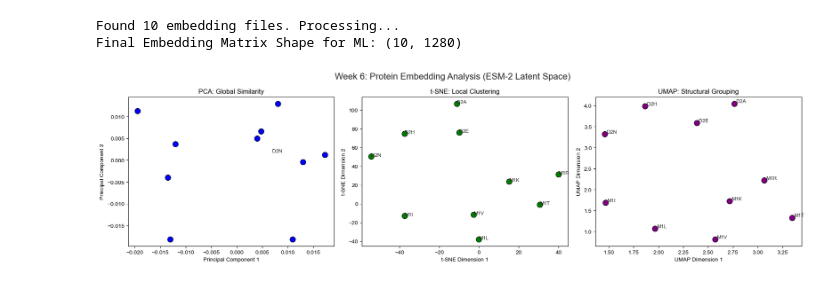
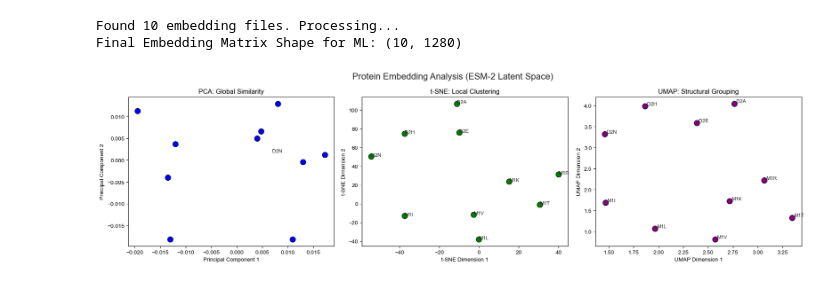
Before and after one commit to trinabh12/plm-vs-msa-plasticity-washout, a Jupyter notebook: notebooks/benchmarking_and_embeddings.ipynb, the cells around one changed output. Saved outputs shown, nothing was run; the diff lists cells and outputs as text; code cells hidden in the pictures.

```diff
--- a/notebooks/benchmarking_and_embeddings.ipynb
+++ b/notebooks/benchmarking_and_embeddings.ipynb
@@ -102,32 +102,32 @@ sns.set_style("whitegrid")
 
 # PCA Plot
 sns.scatterplot(x=X_pca[:, 0], y=X_pca[:, 1], ax=axes[0], s=100, color="blue", edgecolor="black")
 axes[0].set_title("PCA: Global Similarity")
 axes[0].set_xlabel("Principal Component 1")
 axes[0].set_ylabel("Principal Component 2")
 
 # t-SNE Plot
 sns.scatterplot(x=X_tsne[:, 0], y=X_tsne[:, 1], ax=axes[1], s=100, color="green", edgecolor="black")
 axes[1].set_title("t-SNE: Local Clustering")
 axes[1].set_xlabel("t-SNE Dimension 1")
 axes[1].set_ylabel("t-SNE Dimension 2")
 
 # UMAP Plot
 sns.scatterplot(x=X_umap[:, 0], y=X_umap[:, 1], ax=axes[2], s=100, color="purple", edgecolor="black")
 axes[2].set_title("UMAP: Structural Grouping")
 axes[2].set_xlabel("UMAP Dimension 1")
 axes[2].set_ylabel("UMAP Dimension 2")
 
 # Annotate points with variant names
 for i, txt in enumerate(variant_names):
     # Only label a few to avoid crowding if there are many points
     if i < 10:
         axes[0].annotate(txt.split("_")[-1], (X_pca[i, 0]+0.02, X_pca[i, 1]+0.02), fontsize=9)
         axes[1].annotate(txt.split("_")[-1], (X_tsne[i, 0]+0.02, X_tsne[i, 1]+0.02), fontsize=9)
         axes[2].annotate(txt.split("_")[-1], (X_umap[i, 0]+0.02, X_umap[i, 1]+0.02), fontsize=9)
 
-plt.suptitle("Week 6: Protein Embedding Analysis (ESM-2 Latent Space)", fontsize=16)
+plt.suptitle("Protein Embedding Analysis (ESM-2 Latent Space)", fontsize=16)
 plt.tight_layout()
 plt.show()
 # %% [output]
-[figure, old version]
+[figure, new version]
```
